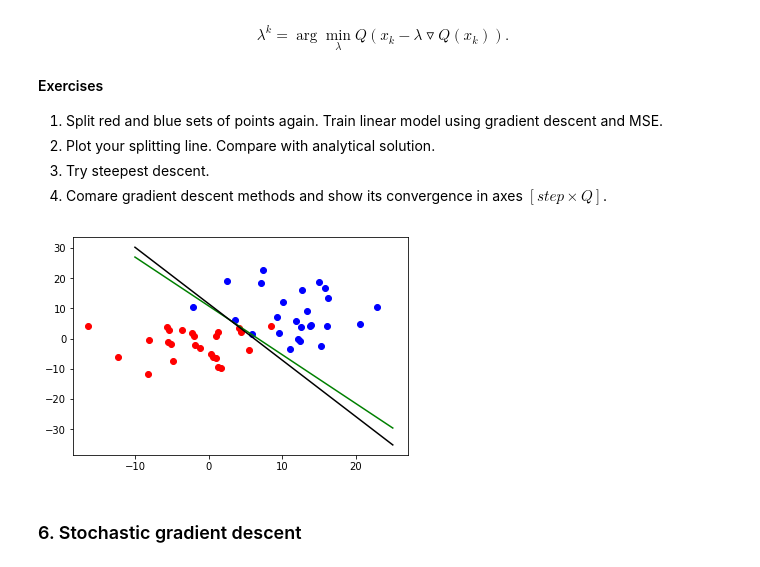
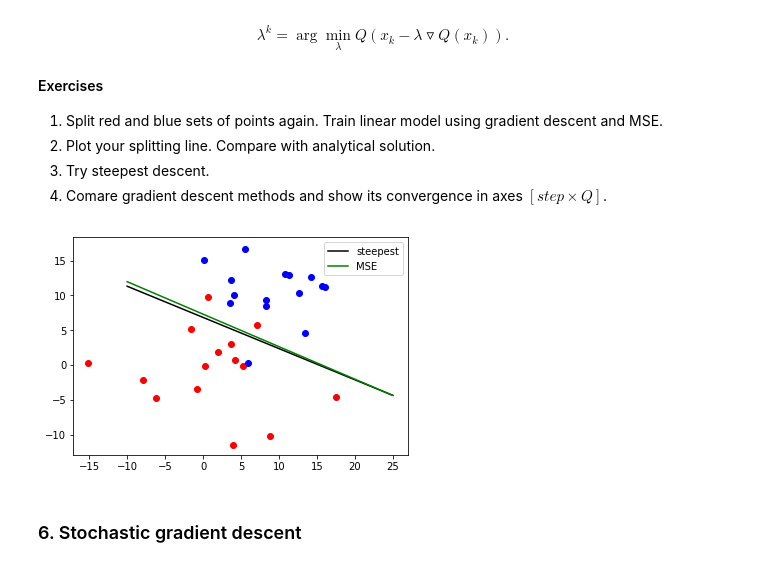
Before and after one commit to alyonkim/squad, a Jupyter notebook: labs/lab-1.ipynb, the cells around one changed output. Cells and saved outputs as stored; diff of their text form; code cells hidden in the pictures.

```diff
--- a/labs/lab-1.ipynb
+++ b/labs/lab-1.ipynb
@@ -348,44 +353,54 @@ def red_blue_sets(size):
 
 def binary_MSE(train_x, train_y):
     w = la.inv(train_x.T @ train_x) @ train_x.T @ train_y
 
     xtmp = np.array(np.arange(-10, 26, 5))
     y = - xtmp * w[0] / w[1] - w[2] / w[1]
-    plt.plot(xtmp, y, color="green")
+    plt.plot(xtmp, y, color="green", label="MSE")
     return w;
 
 def grad_MSE(X, Y, w):
     return 2 * X.T @ (X @ w - Y)
 
 def MSE(X, Y, w):
-    return sum((X @ w - Y) ** 2)
+    return sum((X @ w - Y) ** 2)/len(X)
 
 def argmin_lambda(X, Y, w):
     tmp = X @ w - Y
     gram = X @ X.T
-    return (tmp.T @ gram @ tmp) / (tmp.T @ gram @ gram @ tmp)
+    return (tmp.T @ gram @ tmp) / (2 * (tmp.T @ gram @ gram @ tmp))
+
+def gradient_check(gradient, eps):
+    checker = 0;
+    for i in gradient:
+        checker = (abs(i) >= eps) + checker
+    return checker == len(gradient)
 
 def binary_steepest(train_x, train_y, eps):
     w = la.inv(train_x.T @ train_x) @ train_x.T @ train_y
-    curr = np.copy(w)
+    curr = np.empty_like(w)
     lambda_gr = argmin_lambda(train_x, train_y, w)
-
-    while lambda_gr > eps:
-        curr -= lambda_gr * grad_MSE(train_x, train_y, curr)
+    gradient = grad_MSE(train_x, train_y, curr)
+    while gradient_check(gradient, eps):
+        curr -= lambda_gr * gradient
+        gradient = grad_MSE(train_x, train_y, curr)
         lambda_gr = argmin_lambda(train_x, train_y, curr)
 
     xtmp = np.array(np.arange(-10, 26, 5))
     y = - xtmp * curr[0] / curr[1] - curr[2] / curr[1]
-    plt.plot(xtmp, y, color="black")
+    plt.plot(xtmp, y, color="black", label="steepest")
     return curr;
 
 if __name__ == '__main__':
-    train_x, train_y = red_blue_sets(50)
+    train_x, train_y = red_blue_sets(30)
+    a = binary_steepest(train_x, train_y, 1)
     w = binary_MSE(train_x, train_y)
-    binary_steepest(train_x, train_y, 0.1)
+#     print(w, MSE(train_x, train_y, w))
+#     print(a, MSE(train_x, train_y, a))
+    plt.legend()
     plt.show()
 # %% [output]
-[figure, old version]
+[figure, new version]
 # %% [markdown]
 ### 6. Stochastic gradient descent
 # %% [markdown]
```
Also changed, not shown: parts of 8 cells of this notebook, 1 other file.
